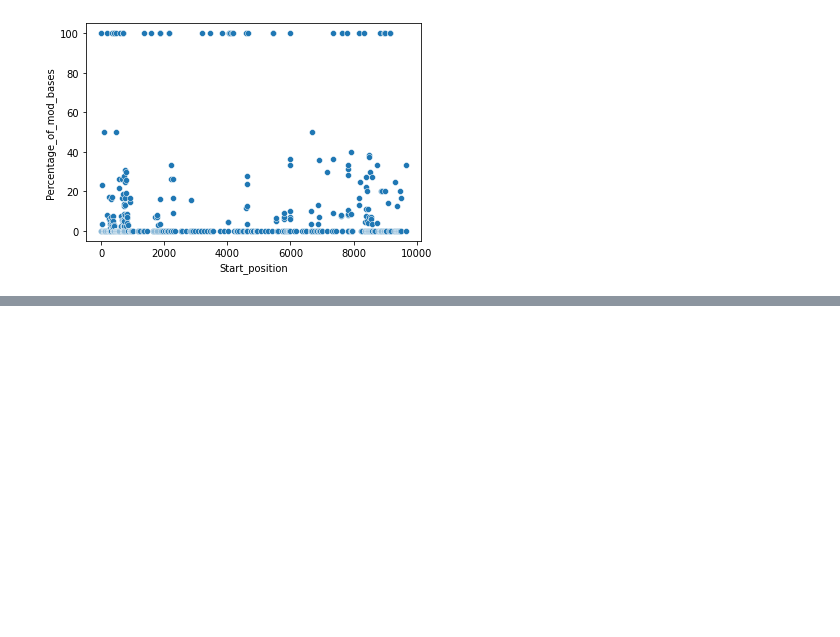
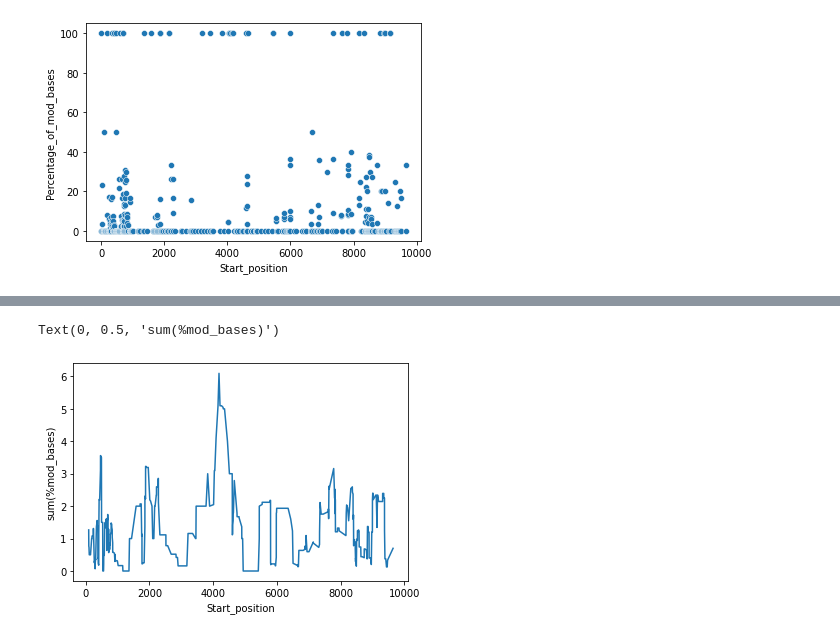
Before and after one commit to Raefcon/Hello_World, a Jupyter notebook: notebooks/HIV_data.ipynb, the cells around one changed output, grey strips where cells are left out. Saved outputs shown, nothing was run; the diff lists cells and outputs as text; code cells hidden in the pictures; blank space fills up the shorter version.

```diff
--- a/notebooks/HIV_data.ipynb
+++ b/notebooks/HIV_data.ipynb
@@ -593,3 +591,6 @@ sns.scatterplot(data=table, x='Start_position', y='Percentage_of_mod_bases')
 # %% [output]
 <AxesSubplot:xlabel='Start_position', ylabel='Percentage_of_mod_bases'>
 [figure]
+# %%
+mod_position_bases = table.groupby('Start_position')['Percentage_of_mod_bases'].first()/100
+mod_position_bases
@@ -595,0 +611,6 @@ sns.scatterplot(data=table, x='Start_position', y='Percentage_of_mod_bases')
+# %%
+ax = mod_position_bases.rolling(10).sum().plot()
+ax.set_ylabel('sum(%mod_bases)')
+# %% [output]
+Text(0, 0.5, 'sum(%mod_bases)')
+[figure, added]
```
Also changed, not shown: parts of 28 cells of this notebook.
